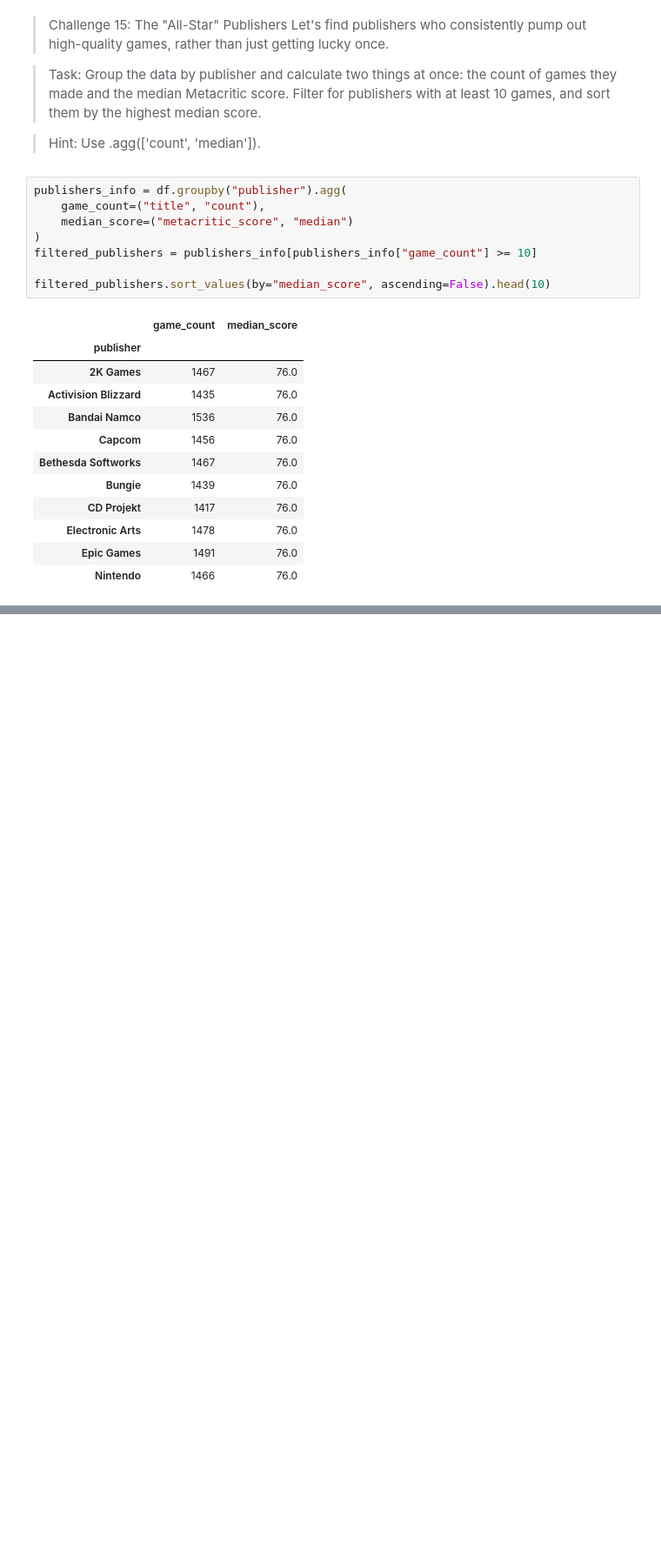
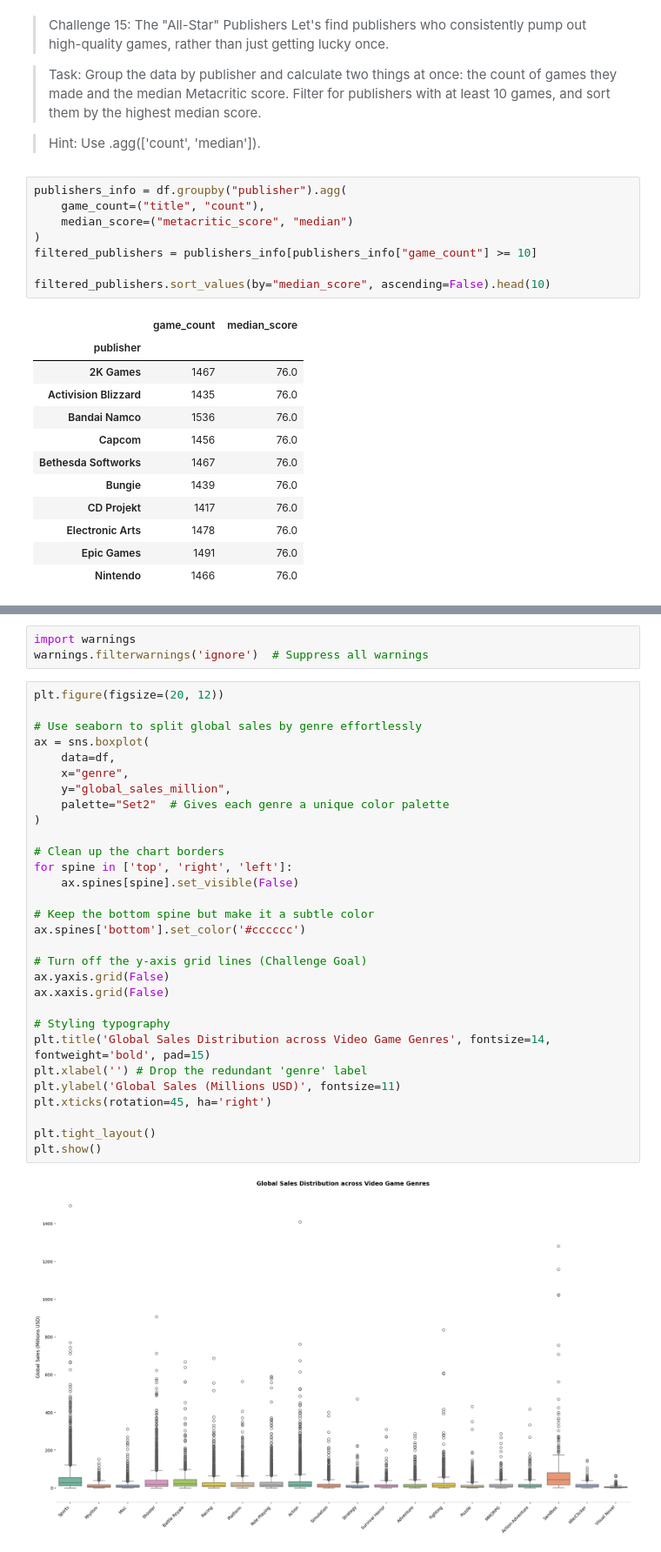
Before and after one commit to SalmaAllam8/PowerBI-mini-Projects, a Jupyter notebook: videogames.ipynb, the cells around one changed output, grey strips where cells are left out. Shown at 87% size. Drawn from its saved outputs; the diff is of its cells as text; blank space fills up the shorter version.

Commit message:
Kaggle Notebook | Data Analysis challenges and solutions  | Version 6

```diff
--- a/videogames.ipynb
+++ b/videogames.ipynb
@@ -629,0 +638,35 @@ filtered_publishers.sort_values(by="median_score", ascending=False).head(10)
+# %%
+import warnings
+warnings.filterwarnings('ignore')  # Suppress all warnings
+# %%
+plt.figure(figsize=(20, 12))
+
+# Use seaborn to split global sales by genre effortlessly
+ax = sns.boxplot(
+    data=df,
+    x="genre",
+    y="global_sales_million",
+    palette="Set2"  # Gives each genre a unique color palette
+)
+
+# Clean up the chart borders
+for spine in ['top', 'right', 'left']:
+    ax.spines[spine].set_visible(False)
+
+# Keep the bottom spine but make it a subtle color
+ax.spines['bottom'].set_color('#cccccc')
+
+# Turn off the y-axis grid lines (Challenge Goal)
+ax.yaxis.grid(False)
+ax.xaxis.grid(False)
+
+# Styling typography
+plt.title('Global Sales Distribution across Video Game Genres', fontsize=14, fontweight='bold', pad=15)
+plt.xlabel('') # Drop the redundant 'genre' label
+plt.ylabel('Global Sales (Millions USD)', fontsize=11)
+plt.xticks(rotation=45, ha='right')
+
+plt.tight_layout()
+plt.show()
+# %% [output]
+[figure, added]
```
Also changed, not shown: parts of 3 cells of this notebook.
